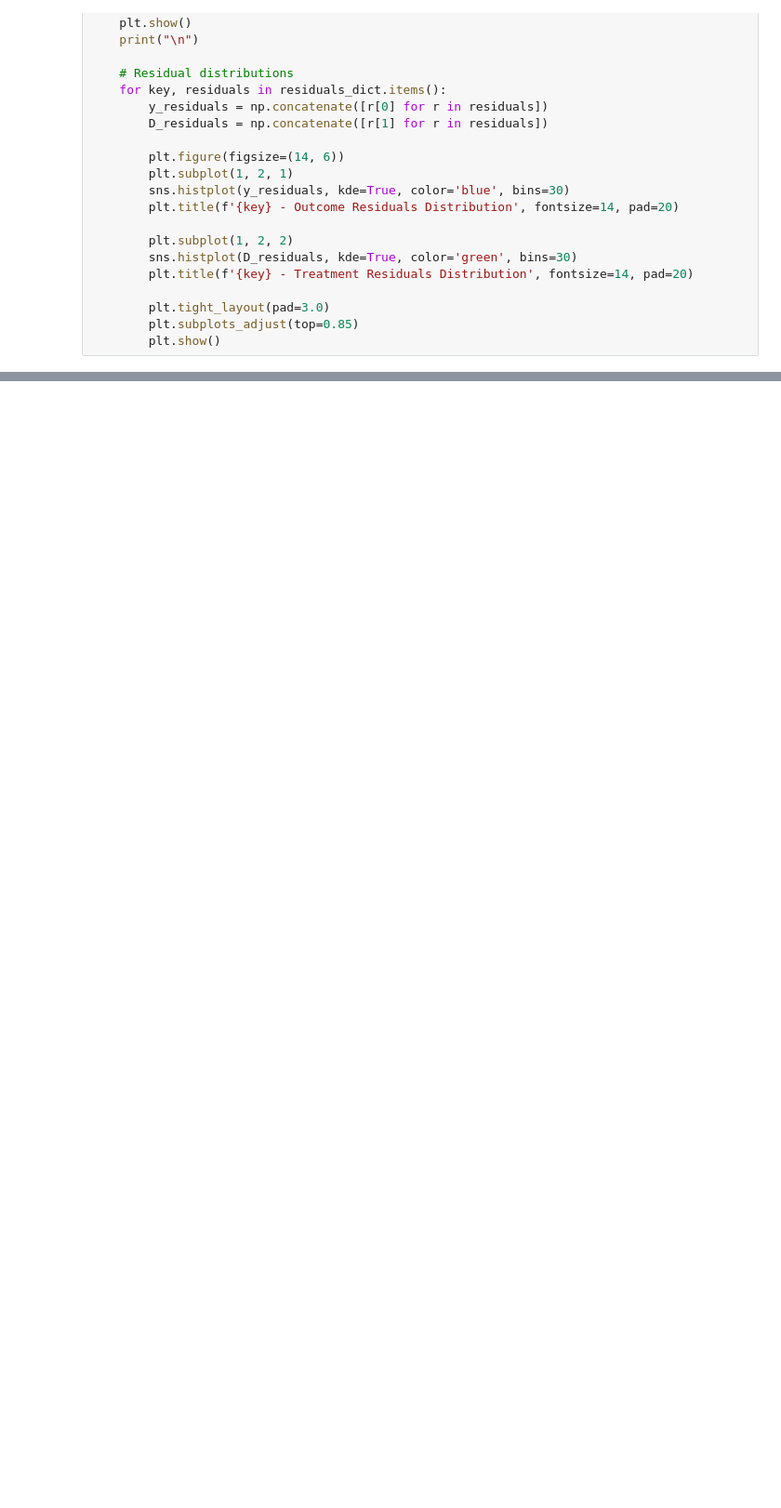
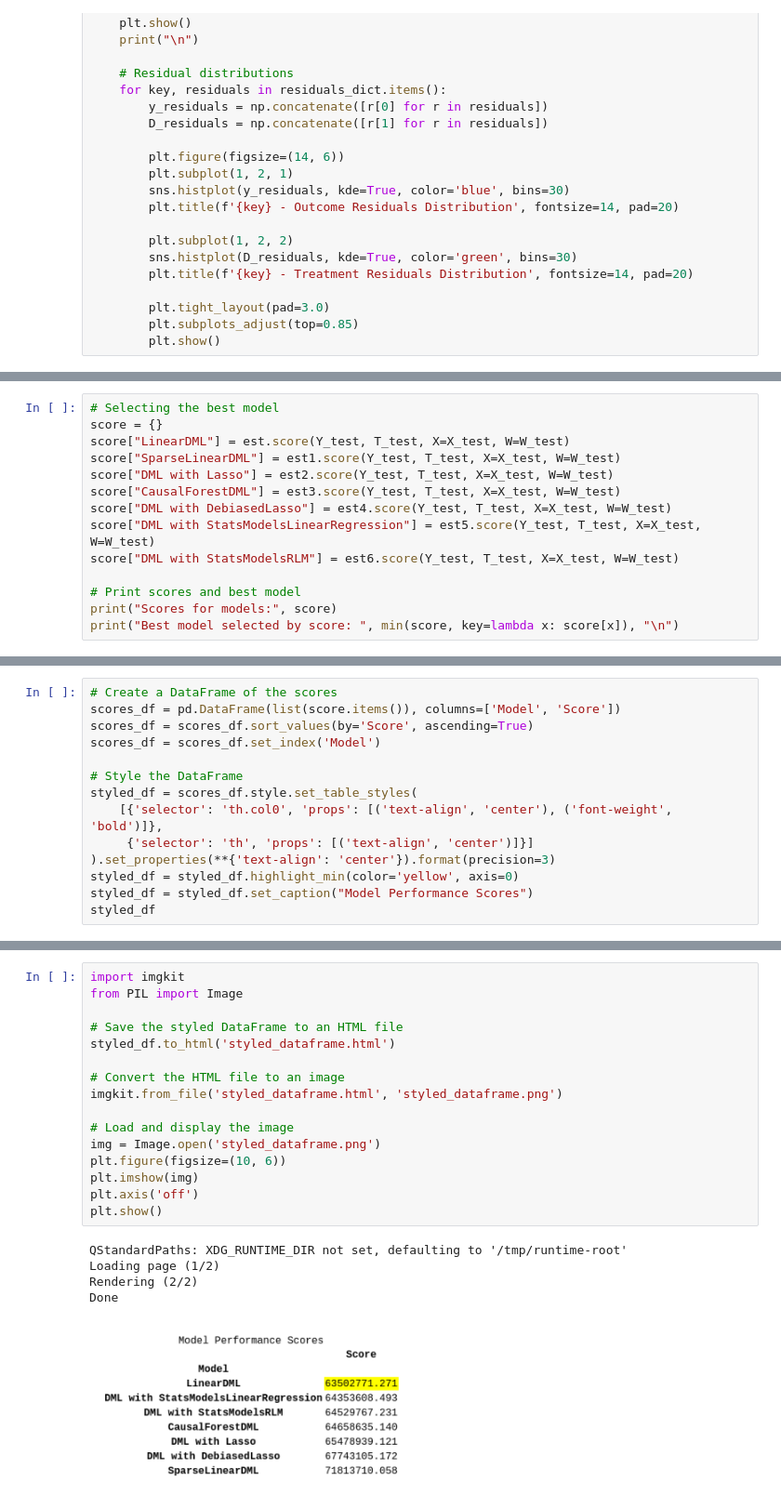
Before and after one commit to williamjowens/library-exploration, a Jupyter notebook: econml_double_machine_learning.ipynb, the cells around one changed output, grey strips where cells are left out. Shown: that part at 93% size. Drawn from its saved outputs; the diff is of its cells as text; blank space fills up the shorter version.

```diff
--- a/econml_double_machine_learning.ipynb
+++ b/econml_double_machine_learning.ipynb
@@ -238,0 +343,14 @@ econml Non-Parametric DML Estimated Average Treatment Effect (ATE): 1658.8662712
+# %%
+# Selecting the best model
+score = {}
+score["LinearDML"] = est.score(Y_test, T_test, X=X_test, W=W_test)
+score["SparseLinearDML"] = est1.score(Y_test, T_test, X=X_test, W=W_test)
+score["DML with Lasso"] = est2.score(Y_test, T_test, X=X_test, W=W_test)
+score["CausalForestDML"] = est3.score(Y_test, T_test, X=X_test, W=W_test)
+score["DML with DebiasedLasso"] = est4.score(Y_test, T_test, X=X_test, W=W_test)
+score["DML with StatsModelsLinearRegression"] = est5.score(Y_test, T_test, X=X_test, W=W_test)
+score["DML with StatsModelsRLM"] = est6.score(Y_test, T_test, X=X_test, W=W_test)
+
+# Print scores and best model
+print("Scores for models:", score)
+print("Best model selected by score: ", min(score, key=lambda x: score[x]), "\n")
@@ -238,0 +360,14 @@ econml Non-Parametric DML Estimated Average Treatment Effect (ATE): 1658.8662712
+# %%
+# Create a DataFrame of the scores
+scores_df = pd.DataFrame(list(score.items()), columns=['Model', 'Score'])
+scores_df = scores_df.sort_values(by='Score', ascending=True)
+scores_df = scores_df.set_index('Model')
+
+# Style the DataFrame
+styled_df = scores_df.style.set_table_styles(
+    [{'selector': 'th.col0', 'props': [('text-align', 'center'), ('font-weight', 'bold')]},
+     {'selector': 'th', 'props': [('text-align', 'center')]}]
+).set_properties(**{'text-align': 'center'}).format(precision=3)
+styled_df = styled_df.highlight_min(color='yellow', axis=0)
+styled_df = styled_df.set_caption("Model Performance Scores")
+styled_df
@@ -238,0 +385,22 @@ econml Non-Parametric DML Estimated Average Treatment Effect (ATE): 1658.8662712
+# %%
+import imgkit
+from PIL import Image
+
+# Save the styled DataFrame to an HTML file
+styled_df.to_html('styled_dataframe.html')
+
+# Convert the HTML file to an image
+imgkit.from_file('styled_dataframe.html', 'styled_dataframe.png')
+
+# Load and display the image
+img = Image.open('styled_dataframe.png')
+plt.figure(figsize=(10, 6))
+plt.imshow(img)
+plt.axis('off')
+plt.show()
+# %% [output]
+QStandardPaths: XDG_RUNTIME_DIR not set, defaulting to '/tmp/runtime-root'
+Loading page (1/2)
+Rendering (2/2)
+Done
+[figure, added]
```
Also changed, not shown: parts of 12 cells of this notebook.
